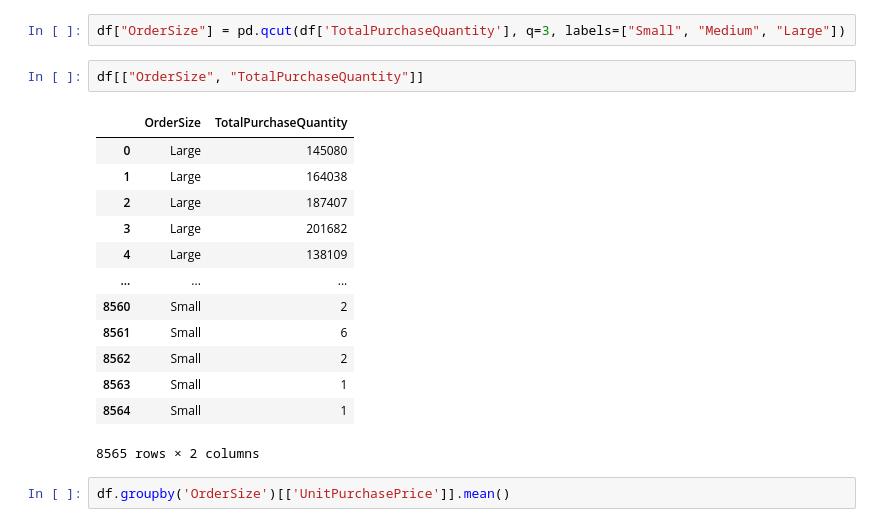
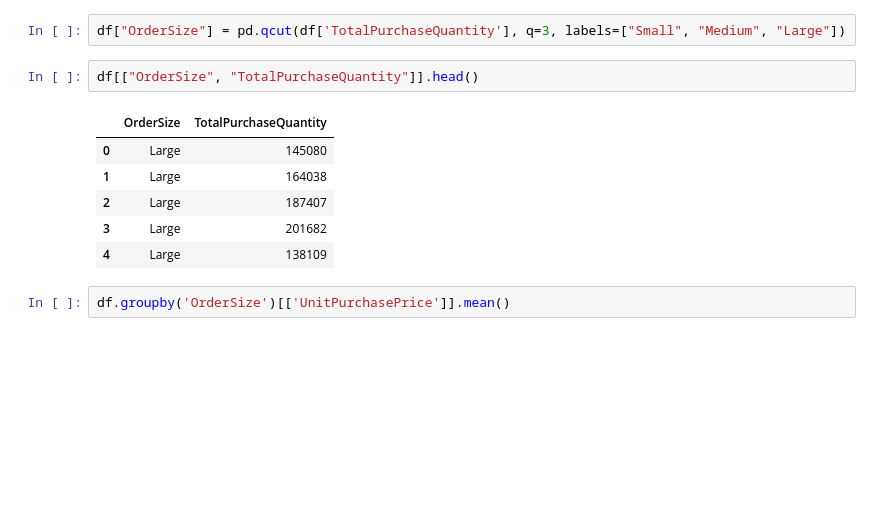
Before and after one commit to Faisal-khann/Vendor_impact_Analysis, a Jupyter notebook: Notebooks/3_Analysis.ipynb, the cells around one changed output. Drawn from its saved outputs; the diff is of its cells as text; blank space fills up the shorter version.

```diff
--- a/Notebooks/3_Analysis.ipynb
+++ b/Notebooks/3_Analysis.ipynb
@@ -687,21 +798,14 @@ df['UnitPurchasePrice'] = df['TotalPurchaseDollars'] / df['TotalPurchaseQuantity
 # %%
 df["OrderSize"] = pd.qcut(df['TotalPurchaseQuantity'], q=3, labels=["Small", "Medium", "Large"])
 # %%
-df[["OrderSize", "TotalPurchaseQuantity"]]
+df[["OrderSize", "TotalPurchaseQuantity"]].head()
 # %% [output]
 |  | OrderSize | TotalPurchaseQuantity |
 | 0 | Large | 145080 |
 | 1 | Large | 164038 |
 | 2 | Large | 187407 |
 | 3 | Large | 201682 |
 | 4 | Large | 138109 |
-| ... | ... | ... |
-| 8560 | Small | 2 |
-| 8561 | Small | 6 |
-| 8562 | Small | 2 |
-| 8563 | Small | 1 |
-| 8564 | Small | 1 |
-8565 rows × 2 columns
 # %%
 df.groupby('OrderSize')[['UnitPurchasePrice']].mean()
 # %% [output]
```
Also changed, not shown: parts of 26 cells of this notebook, 3 other files.
